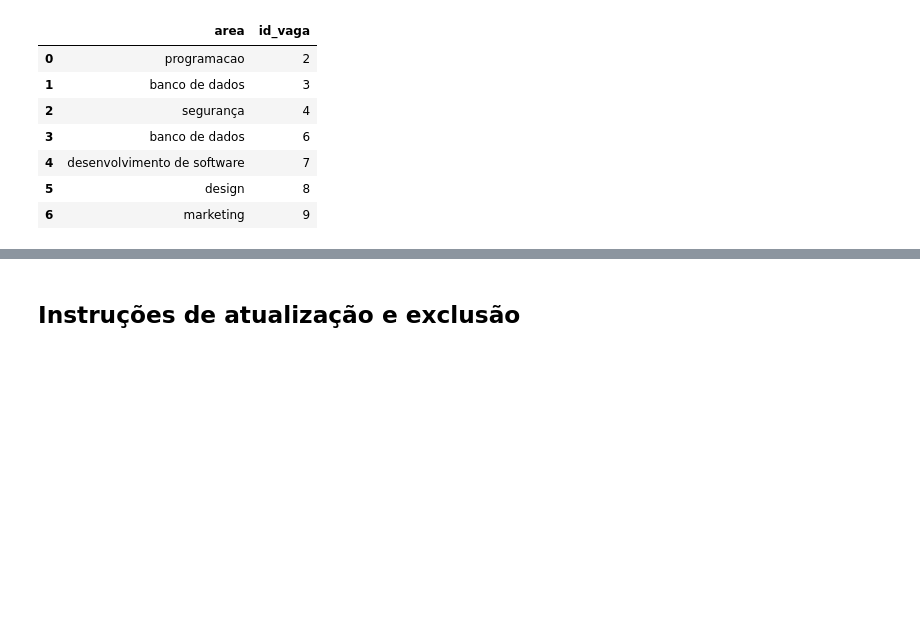
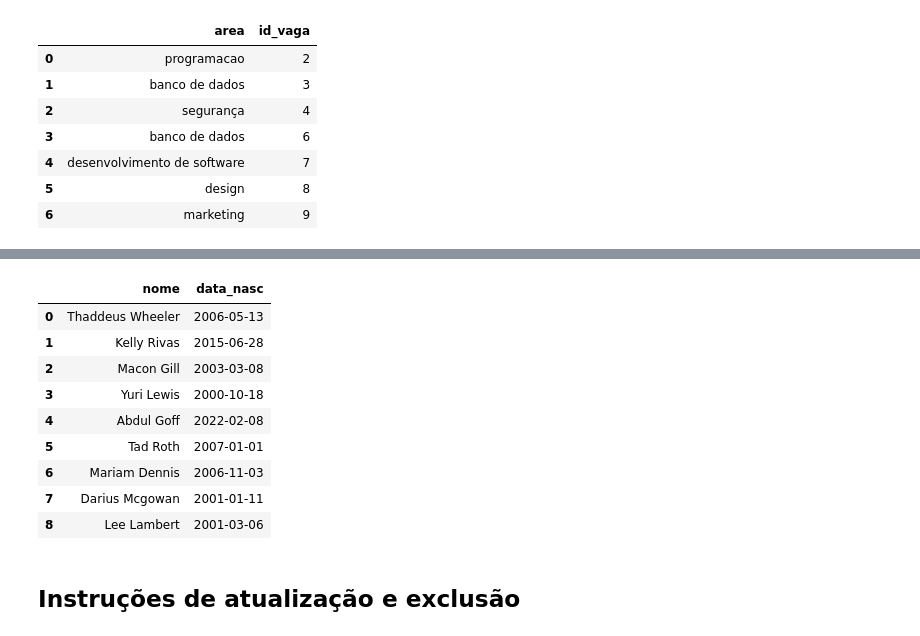
Before and after one commit to MateusLannes/Trabalho_BD1_2022, a Jupyter notebook: Files/ColabGHHL_Contrat.ipynb, the cells around one changed output, grey strips where cells are left out. Drawn from its saved outputs; the diff is of its cells as text; code cells hidden in the pictures; blank space fills up the shorter version.

```diff
--- a/Files/ColabGHHL_Contrat.ipynb
+++ b/Files/ColabGHHL_Contrat.ipynb
@@ -789,3 +810,17 @@ res
+# %%
+res = pd.read_sql_query("""SELECT nome, data_nasc FROM usuario WHERE data_nasc BETWEEN '2000-01-01' AND CURRENT_DATE;""", conn)
+res
+# %% [output]
+|  | nome | data_nasc |
+| 0 | Thaddeus Wheeler | 2006-05-13 |
+| 1 | Kelly Rivas | 2015-06-28 |
+| 2 | Macon Gill | 2003-03-08 |
+| 3 | Yuri Lewis | 2000-10-18 |
+| 4 | Abdul Goff | 2022-02-08 |
+| 5 | Tad Roth | 2007-01-01 |
+| 6 | Mariam Dennis | 2006-11-03 |
+| 7 | Darius Mcgowan | 2001-01-11 |
+| 8 | Lee Lambert | 2001-03-06 |
 # %% [markdown]
 ## Instruções de atualização e exclusão
 # %%
```
Also changed, not shown: parts of 1 cell of this notebook.
